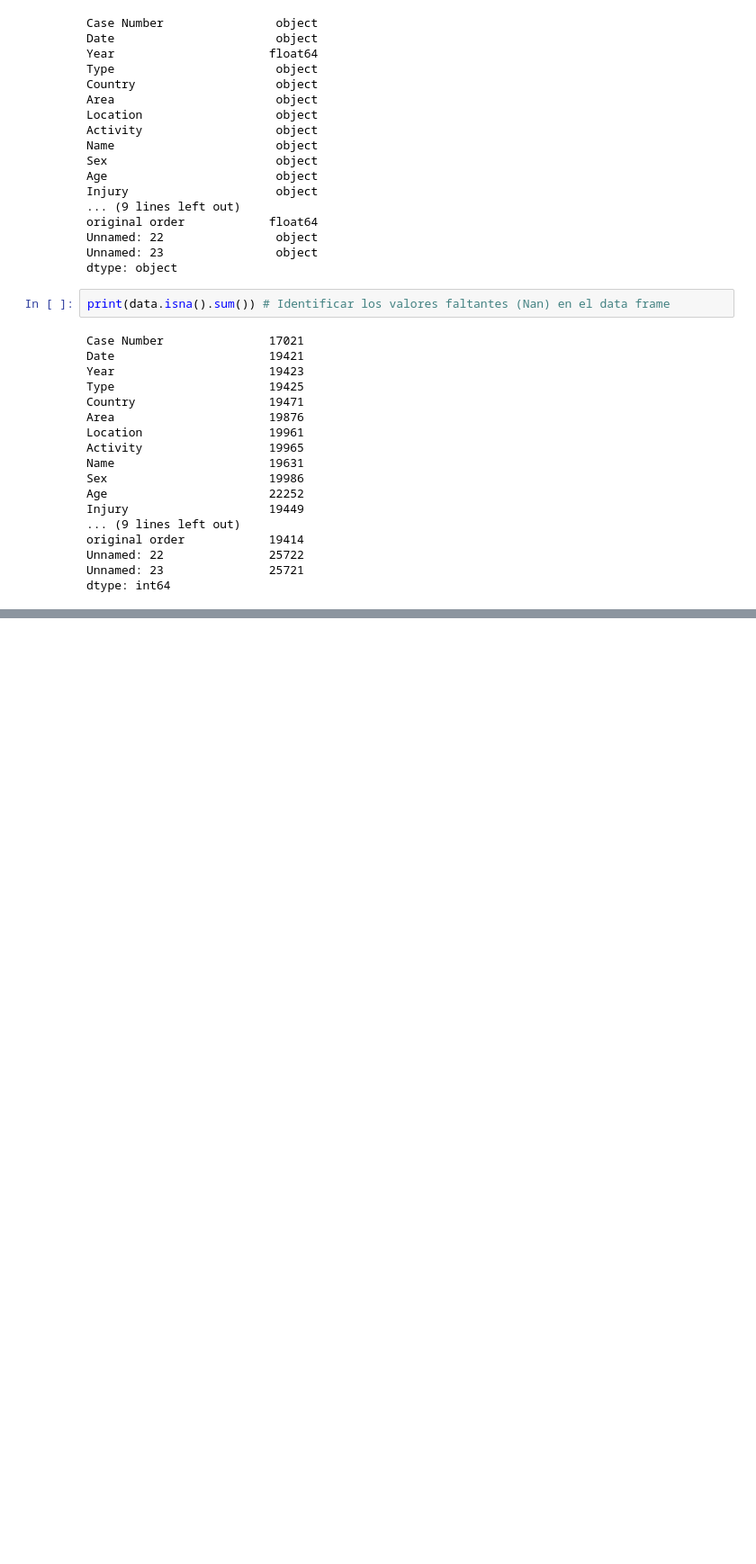
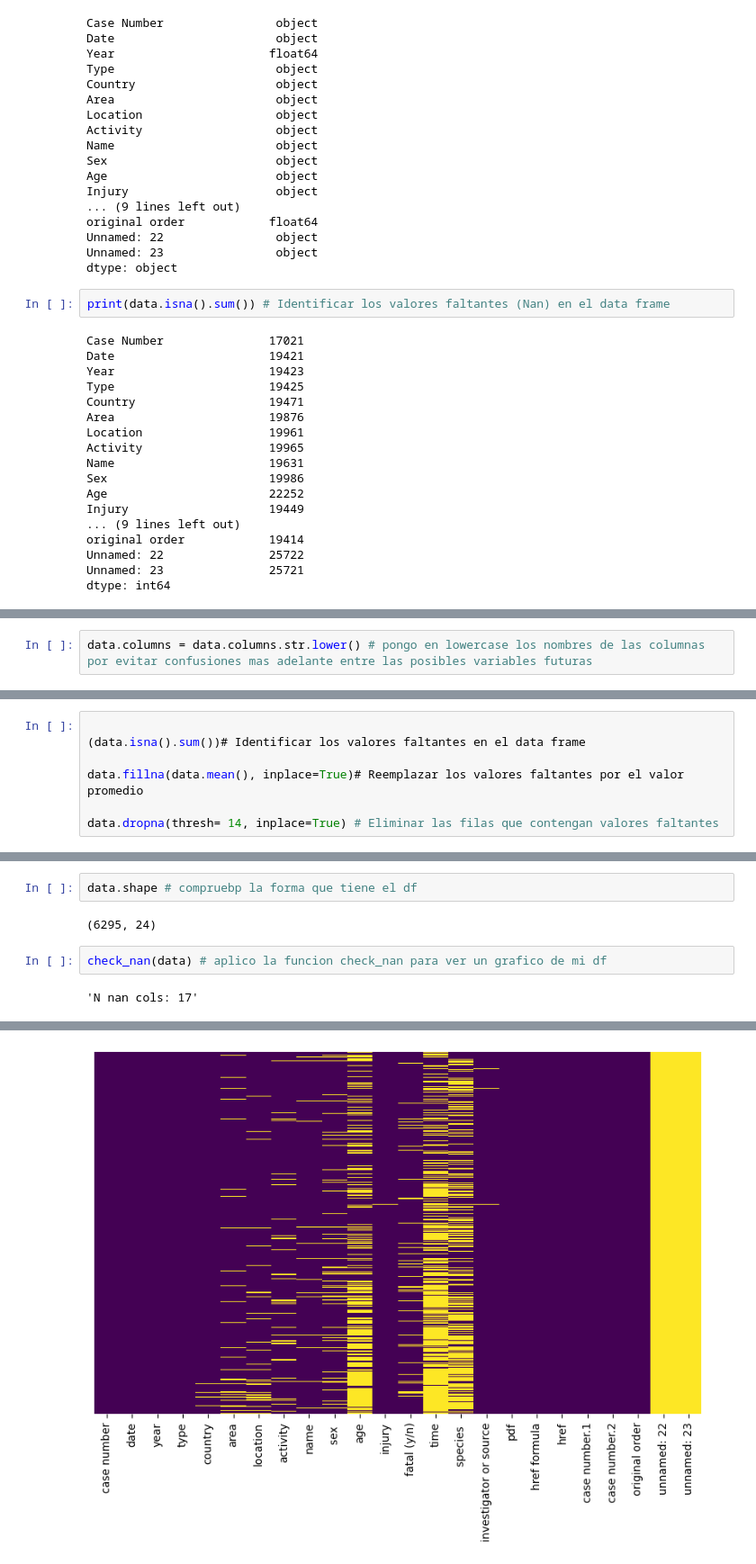
Before and after one commit to DFDA19/Primer-proyecto-ataque-tiburones, a Jupyter notebook: Proyecto-1.ipynb, the cells around one changed output, grey strips where cells are left out. Shown: that part at 90% size. Saved outputs shown, nothing was run; the diff lists cells and outputs as text; blank space fills up the shorter version.

Commit message:
[Daniel Villanueva][progreso en limpieza de datos, valores nulos]

```diff
--- a/Proyecto-1.ipynb
+++ b/Proyecto-1.ipynb
@@ -152,0 +175,2 @@ dtype: int64
+# %%
+data.columns = data.columns.str.lower() # pongo en lowercase los nombres de las columnas por evitar confusiones mas adelante entre las posibles variables futuras
@@ -152,0 +193,7 @@ dtype: int64
+# %%
+
+(data.isna().sum())# Identificar los valores faltantes en el data frame
+
+data.fillna(data.mean(), inplace=True)# Reemplazar los valores faltantes por el valor promedio
+
+data.dropna(thresh= 14, inplace=True) # Eliminar las filas que contengan valores faltantes
@@ -152,0 +220,8 @@ dtype: int64
+# %%
+data.shape # compruebp la forma que tiene el df
+# %% [output]
+(6295, 24)
+# %%
+check_nan(data) # aplico la funcion check_nan para ver un grafico de mi df
+# %% [output]
+'N nan cols: 17'
@@ -152,0 +246 @@ dtype: int64
+[figure, added]
```
Also changed, not shown: parts of 15 cells of this notebook.
